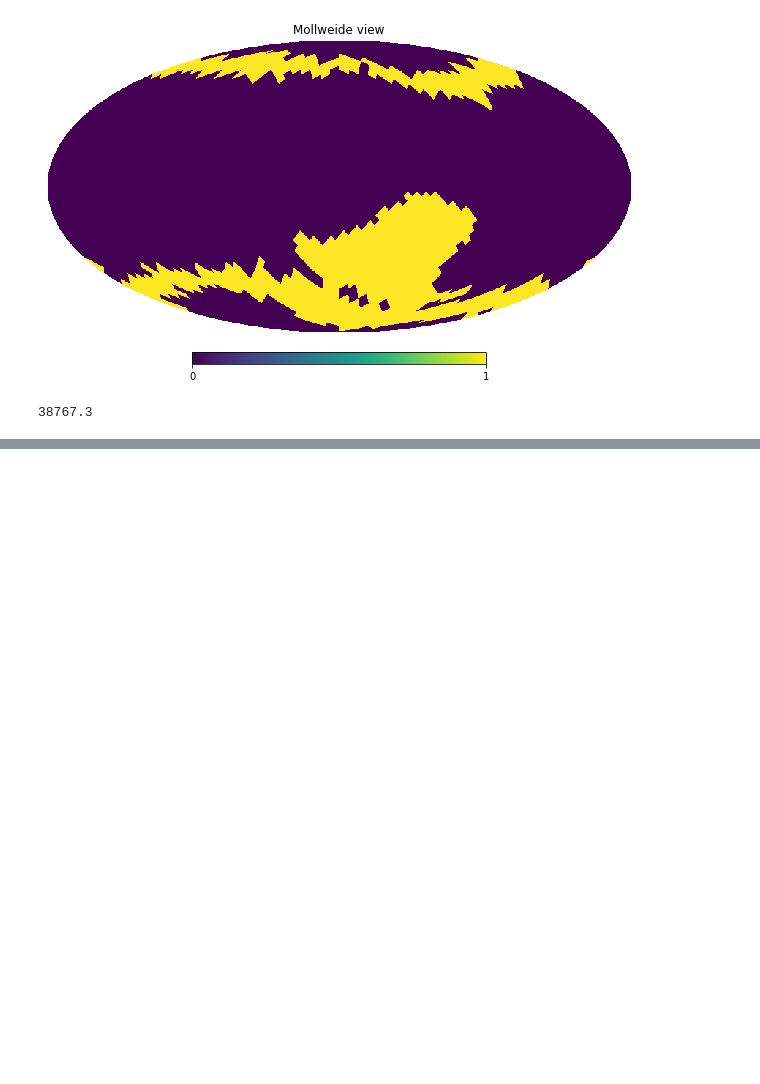
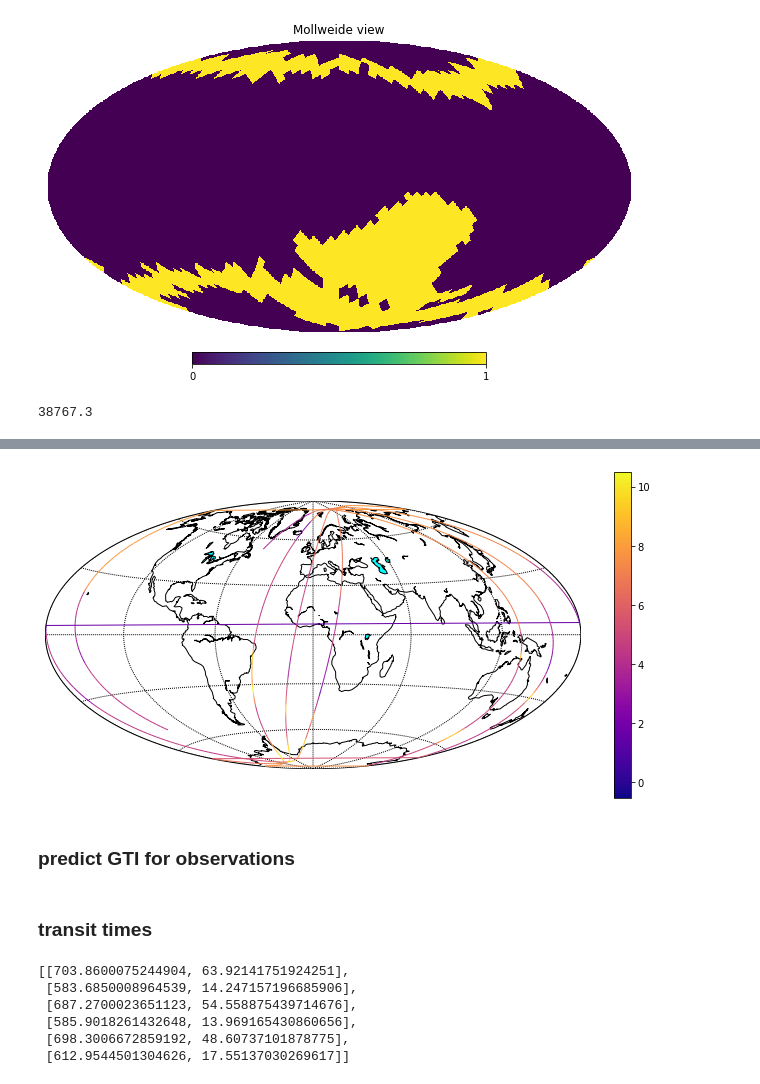
Before and after one commit to limu007/cube, a Jupyter notebook: Background_GTI.ipynb, the cells around one changed output, grey strips where cells are left out. Drawn from its saved outputs; the diff is of its cells as text; code cells hidden in the pictures; blank space fills up the shorter version.

```diff
--- a/Background_GTI.ipynb
+++ b/Background_GTI.ipynb
@@ -94,0 +68,16 @@ lc = LineCollection(segments, cmap='viridis', norm=norm)
+# %%
+from mpl_toolkits.basemap import Basemap
+fig=pl.figure(figsize=(12,6))
+m = Basemap(projection='hammer',lon_0=0,resolution='c')
+m.drawcoastlines()
+m.drawparallels(np.arange(-90.,120.,30.))
+m.drawmeridians(np.arange(0.,420.,60.))
+
+ok=m.fillcontinents(color='white',lake_color='aqua')
+x,y=m(vpass[:,1],vpass[:,0])
+#m.plot(x,y,'r')#c=np.log(vals))
+plotcolor(x,y,np.log(np.abs(vals)),fig=fig)
+# %% [output]
+[figure, new version]
+# %% [markdown]
+### predict GTI for observations
@@ -94,0 +87,2 @@ lc = LineCollection(segments, cmap='viridis', norm=norm)
+# %% [markdown]
+### transit times
@@ -94,0 +92,10 @@ lc = LineCollection(segments, cmap='viridis', norm=norm)
+# %%
+pairs=[[t.above(0.5).duration(),t.peak()['elevation']] for t in trans]
+pairs
+# %% [output]
+[[703.8600075244904, 63.92141751924251],
+ [583.6850008964539, 14.247157196685906],
+ [687.2700023651123, 54.558875439714676],
+ [585.9018261432648, 13.969165430860656],
+ [698.3006672859192, 48.60737101878775],
+ [612.9544501304626, 17.55137030269617]]
```
Also changed, not shown: parts of 10 cells of this notebook.
